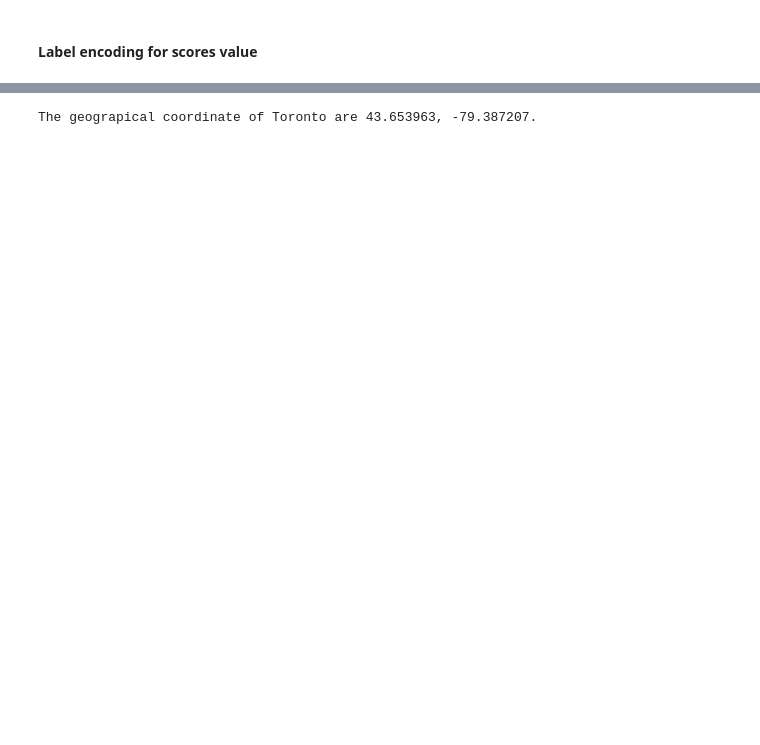
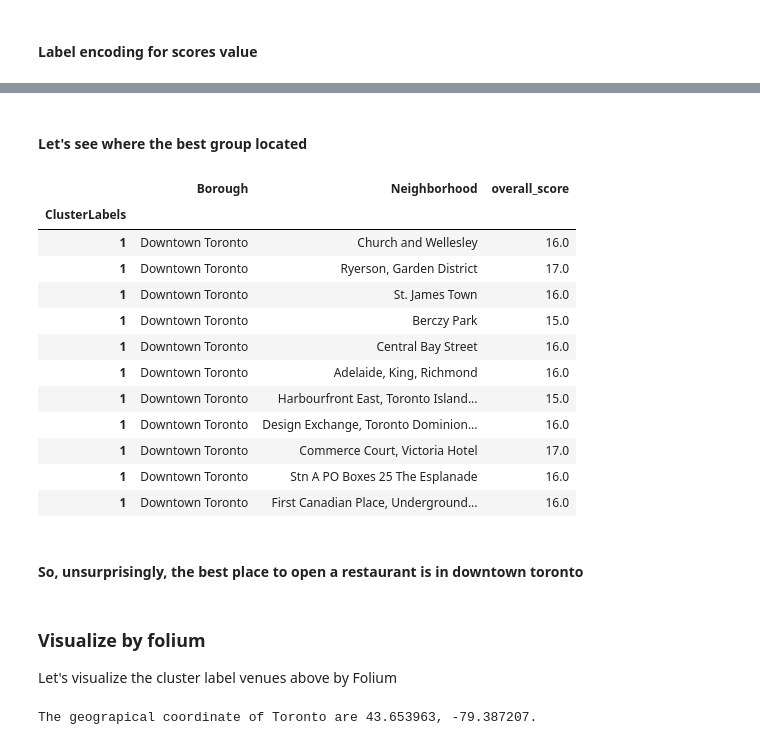
Before and after one commit to kembox/Coursera_Capstone, a Jupyter notebook: Toronto_restaurant_location_analysis.ipynb, the cells around one changed output, grey strips where cells are left out. Saved outputs shown, nothing was run; the diff lists cells and outputs as text; code cells hidden in the pictures; blank space fills up the shorter version.

```diff
--- a/Toronto_restaurant_location_analysis.ipynb
+++ b/Toronto_restaurant_location_analysis.ipynb
@@ -347,3 +374,27 @@ scores_df.set_index('ClusterLabels').loc[2].head(3)
+# %% [markdown]
+#### Let's see where the best group located
+# %%
+resto_data.set_index('ClusterLabels').loc[1][['Borough','Neighborhood','overall_score']]
+# %% [output]
+|  | Borough | Neighborhood | overall_score |
+| ClusterLabels |  |  |  |
+| 1 | Downtown Toronto | Church and Wellesley | 16.0 |
+| 1 | Downtown Toronto | Ryerson, Garden District | 17.0 |
+| 1 | Downtown Toronto | St. James Town | 16.0 |
+| 1 | Downtown Toronto | Berczy Park | 15.0 |
+| 1 | Downtown Toronto | Central Bay Street | 16.0 |
+| 1 | Downtown Toronto | Adelaide, King, Richmond | 16.0 |
+| 1 | Downtown Toronto | Harbourfront East, Toronto Island... | 15.0 |
+| 1 | Downtown Toronto | Design Exchange, Toronto Dominion... | 16.0 |
+| 1 | Downtown Toronto | Commerce Court, Victoria Hotel | 17.0 |
+| 1 | Downtown Toronto | Stn A PO Boxes 25 The Esplanade | 16.0 |
+| 1 | Downtown Toronto | First Canadian Place, Underground... | 16.0 |
+# %% [markdown]
+#### So, unsurprisingly, the best place to open a restaurant is in downtown toronto
+# %% [markdown]
+### Visualize by folium
+
+Let's visualize the cluster label venues above by Folium
 # %%
 #create map
 address = 'Toronto, Canada'
```
Also changed, not shown: parts of 12 cells of this notebook.
